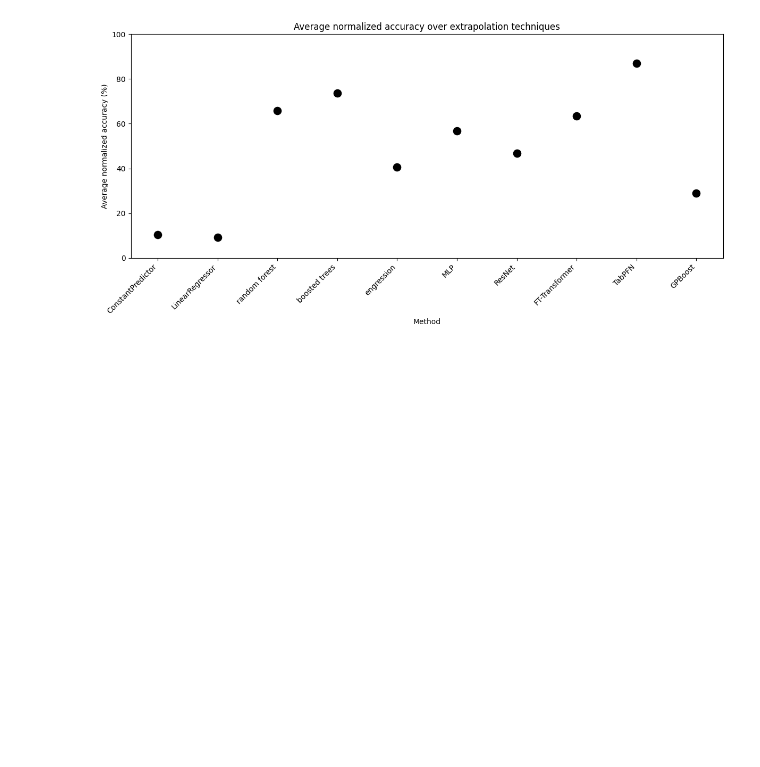
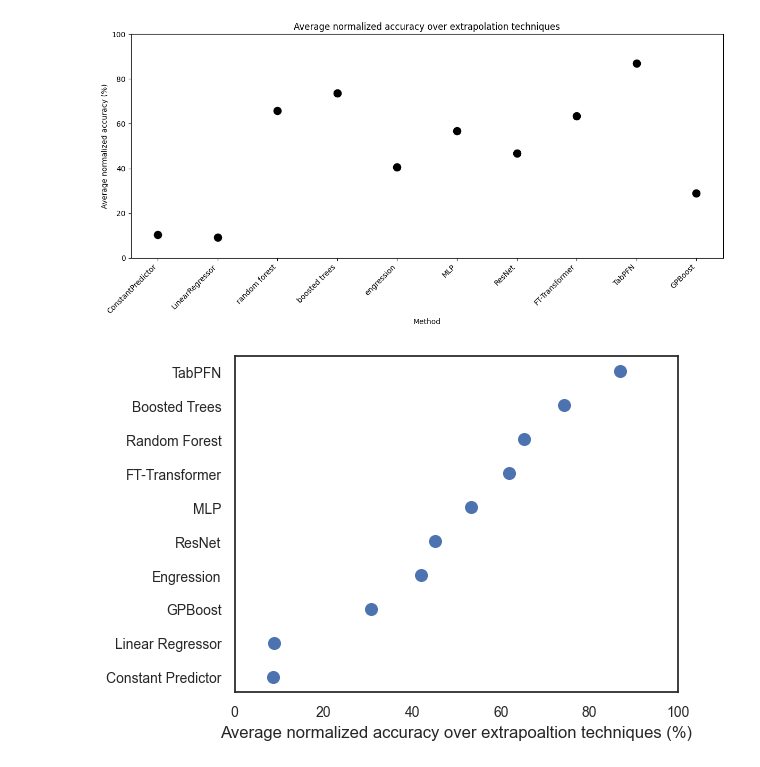
Before and after one commit to alicestratula/master_thesis, a Jupyter notebook: analysis/normalized_accuracy_RMSE.ipynb, the cells around one changed output. Cells and saved outputs as stored; diff of their text form; code cells hidden in the pictures; blank space fills up the shorter version.

Commit message:
Made prettier plots regression

```diff
--- a/analysis/normalized_accuracy_RMSE.ipynb
+++ b/analysis/normalized_accuracy_RMSE.ipynb
@@ -215,3 +215,70 @@ GPBoost_RMSE             120
 FTTransformer            115
 Name: normalized_accuracy, dtype: int64
 [figure]
+# %%
+import numpy as np
+import pandas as pd
+import matplotlib.pyplot as plt
+
+# --- style tuned for papers ---
+plt.rcParams.update({
+    "figure.figsize": (6.2, 4.2),
+    "font.size": 12, "axes.labelsize": 12, "axes.titlesize": 12,
+    "xtick.labelsize": 10, "ytick.labelsize": 10
+})
+
+# 1) compute normalized accuracy (your logic, with a safer denominator)
+def third_largest(s: pd.Series) -> float:
+    vals = s.dropna().nlargest(3)
+    return vals.min() if not vals.empty else np.nan
+
+df["baseline"] = df.groupby(["split_method","task_id"])["value"].transform("min")
+df["mid"]      = df.groupby(["split_method","task_id"])["value"].transform(third_largest)
+den = (df["mid"] - df["baseline"]).replace(0, np.nan)
+df["normalized_accuracy"] = ((df["mid"] - df["value"]) / den).clip(0, 1)
+
+# 2) canonical display names (collapse classifier/regressor variants)
+rename_map = {
+    'RandomForestClassifier':'Random Forest',
+    'RandomForestRegressor':'Random Forest',
+    'LGBMClassifier':'Boosted Trees',
+    'LGBMRegressor':'Boosted Trees',
+    'Engression':'Engression',
+    'MLP':'MLP',
+    'ResNet':'ResNet',
+    'FTTransformer':'FT-Transformer',
+    'TabPFNRegressor':'TabPFN',
+    'GPBoost_RMSE':'GPBoost',
+    'LinearRegressor':'Linear Regressor',
+    'ConstantPredictor':'Constant Predictor',
+}
+df["Method"] = df["model"].map(rename_map).fillna(df["model"])
+
+# 3) aggregate (mean and SE for optional error bars), then sort best->worst
+stats = (df.groupby("Method")["normalized_accuracy"]
+           .agg(mean="mean", std="std", count="count"))
+stats["se"] = stats["std"] / np.sqrt(stats["count"]).replace(0, np.nan)
+stats = (stats.sort_values("mean", ascending=False) * 100)  # percent
+
+# 4) horizontal dot plot (readable labels, optional error bars)
+ypos = np.arange(len(stats))
+fig, ax = plt.subplots()
+ax.scatter(stats["mean"].values, ypos, s=70)
+#ax.errorbar(stats["mean"].values, ypos, xerr=None, fmt="o", ms=6, capsize=3, ls="none")
+ax.set_yticks(ypos)
+ax.set_yticklabels(stats.index)
+ax.invert_yaxis()  # best at top
+ax.set_xlabel("Average normalized accuracy over extrapoaltion techniques (%)")
+ax.set_ylabel("")
+plt.xlim(0, 100)
+ax.grid(False)
+plt.tight_layout()
+
+# 5) vector export (crisp in LaTeX)
+import os
+os.makedirs("PICTURES", exist_ok=True)
+plt.savefig("PICTURES/avg_normalized_acc_over_extrapolation_RMSE.pdf", bbox_inches="tight")
+plt.show()
+plt.close()
+# %% [output]
+[figure, added]
```
Also changed, not shown: 8 other files.
